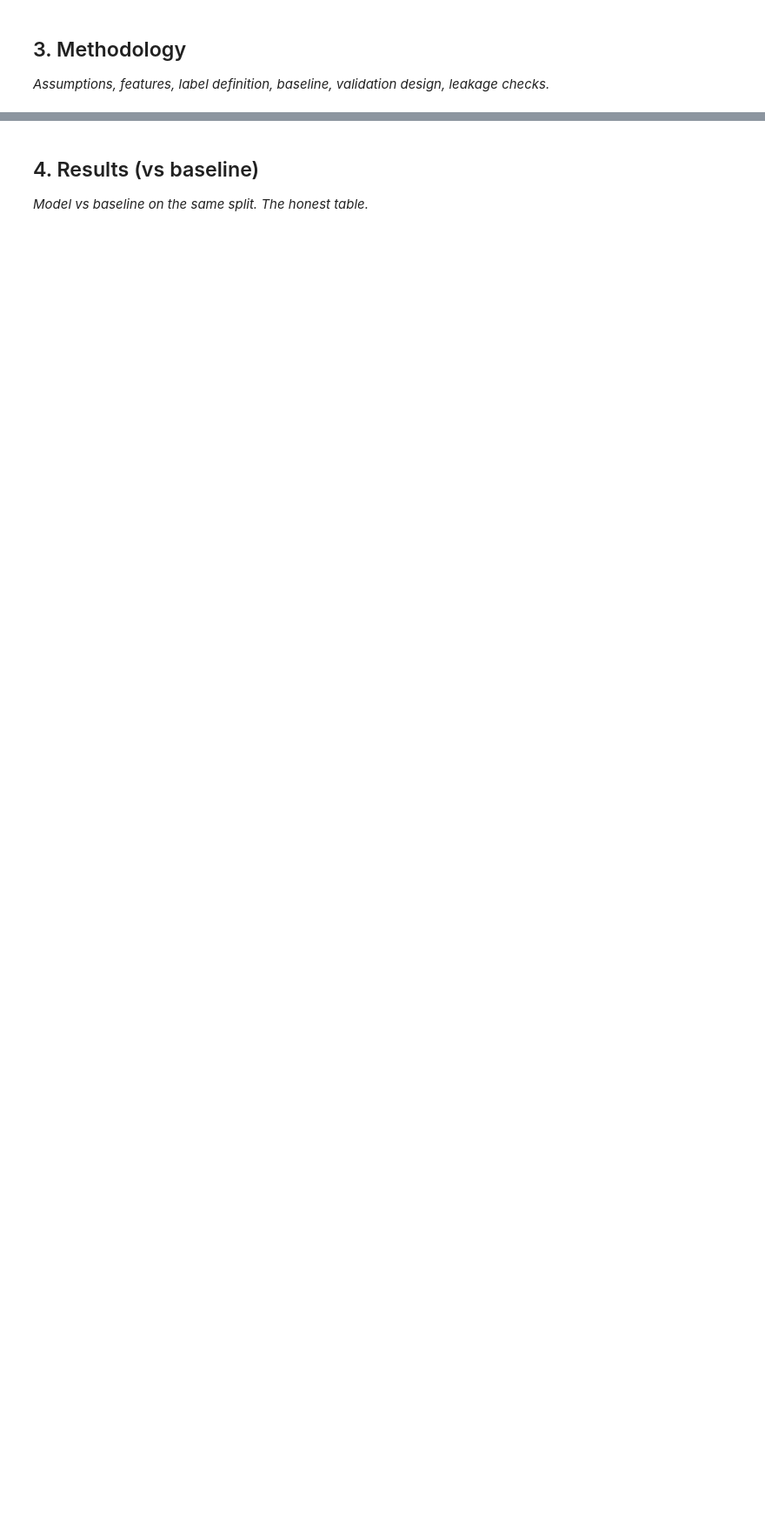
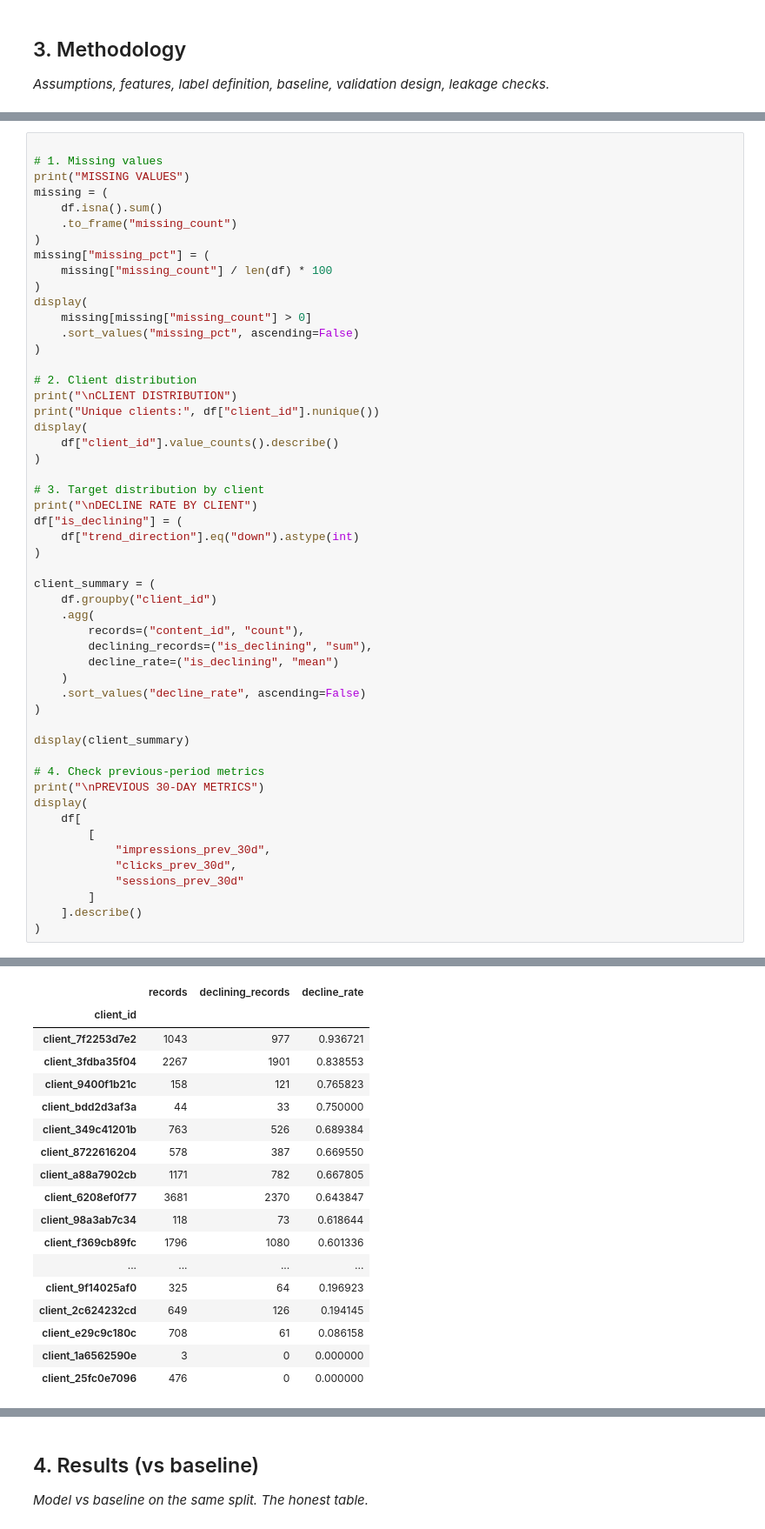
Before and after one commit to genius1oak/ConvexML, a Jupyter notebook: work/notebooks/capstone.ipynb, the cells around one changed output, grey strips where cells are left out. Shown at 87% size. Drawn from its saved outputs; the diff is of its cells as text; blank space fills up the shorter version.

```diff
--- a/work/notebooks/capstone.ipynb
+++ b/work/notebooks/capstone.ipynb
@@ -20,0 +547,53 @@ This skeleton is yours to fill. Work the sections **in order** — each one has
+# %%
+
+# 1. Missing values
+print("MISSING VALUES")
+missing = (
+    df.isna().sum()
+    .to_frame("missing_count")
+)
+missing["missing_pct"] = (
+    missing["missing_count"] / len(df) * 100
+)
+display(
+    missing[missing["missing_count"] > 0]
+    .sort_values("missing_pct", ascending=False)
+)
+
+# 2. Client distribution
+print("\nCLIENT DISTRIBUTION")
+print("Unique clients:", df["client_id"].nunique())
+display(
+    df["client_id"].value_counts().describe()
+)
+
+# 3. Target distribution by client
+print("\nDECLINE RATE BY CLIENT")
+df["is_declining"] = (
+    df["trend_direction"].eq("down").astype(int)
+)
+
+client_summary = (
+    df.groupby("client_id")
+    .agg(
+        records=("content_id", "count"),
+        declining_records=("is_declining", "sum"),
+        decline_rate=("is_declining", "mean")
+    )
+    .sort_values("decline_rate", ascending=False)
+)
+
+display(client_summary)
+
+# 4. Check previous-period metrics
+print("\nPREVIOUS 30-DAY METRICS")
+display(
+    df[
+        [
+            "impressions_prev_30d",
+            "clicks_prev_30d",
+            "sessions_prev_30d"
+        ]
+    ].describe()
+)
+# %% [output]
@@ -20,0 +628,18 @@ This skeleton is yours to fill. Work the sections **in order** — each one has
+|  | records | declining_records | decline_rate |
+| client_id |  |  |  |
+| client_7f2253d7e2 | 1043 | 977 | 0.936721 |
+| client_3fdba35f04 | 2267 | 1901 | 0.838553 |
+| client_9400f1b21c | 158 | 121 | 0.765823 |
+| client_bdd2d3af3a | 44 | 33 | 0.750000 |
+| client_349c41201b | 763 | 526 | 0.689384 |
+| client_8722616204 | 578 | 387 | 0.669550 |
+| client_a88a7902cb | 1171 | 782 | 0.667805 |
+| client_6208ef0f77 | 3681 | 2370 | 0.643847 |
+| client_98a3ab7c34 | 118 | 73 | 0.618644 |
+| client_f369cb89fc | 1796 | 1080 | 0.601336 |
+| ... | ... | ... | ... |
+| client_9f14025af0 | 325 | 64 | 0.196923 |
+| client_2c624232cd | 649 | 126 | 0.194145 |
+| client_e29c9c180c | 708 | 61 | 0.086158 |
+| client_1a6562590e | 3 | 0 | 0.000000 |
+| client_25fc0e7096 | 476 | 0 | 0.000000 |
```
Also changed, not shown: parts of 24 cells of this notebook.
